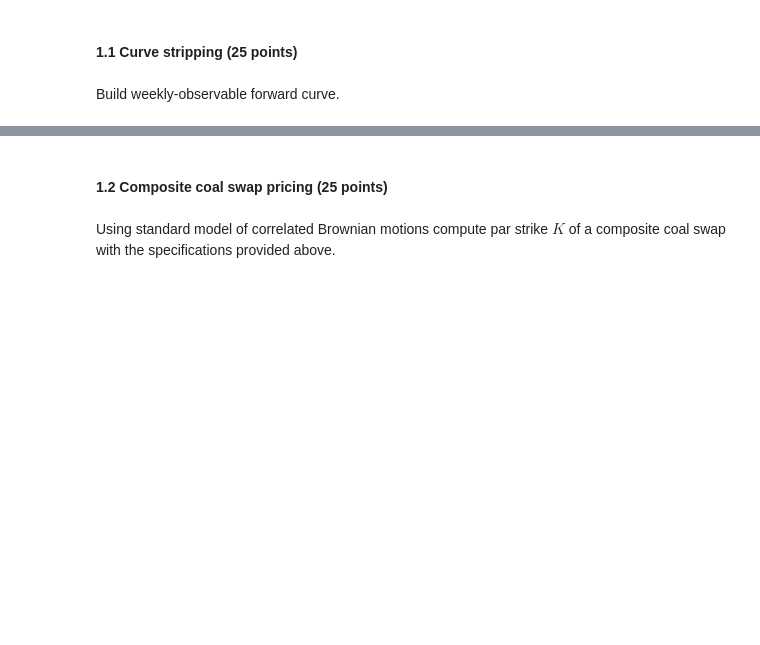
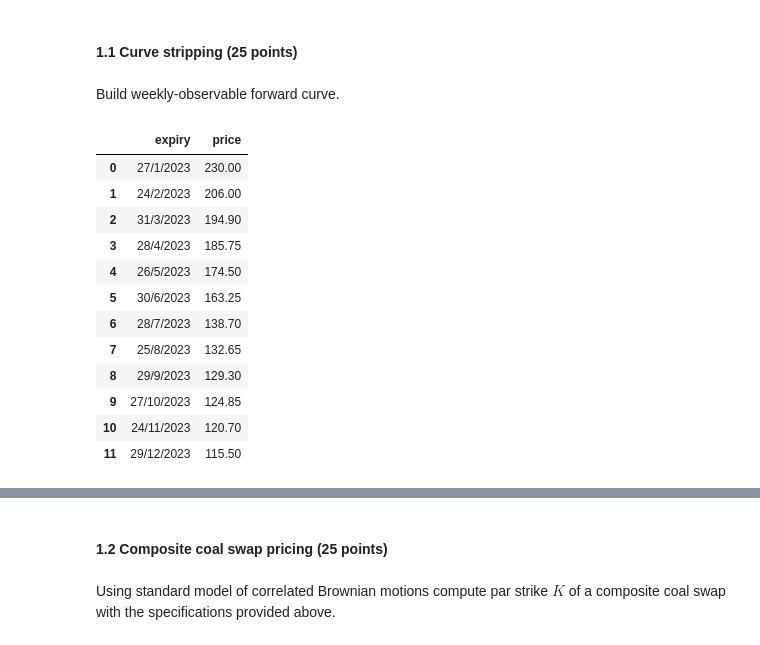
Before and after one commit to Cloda/Homeworks, a Jupyter notebook: VegaAppliedMathematicalFinance/Part2/AMFII_Lab3.ipynb, the cells around one changed output, grey strips where cells are left out. Cells and saved outputs as stored; diff of their text form; code cells hidden in the pictures; blank space fills up the shorter version.

```diff
--- a/VegaAppliedMathematicalFinance/Part2/AMFII_Lab3.ipynb
+++ b/VegaAppliedMathematicalFinance/Part2/AMFII_Lab3.ipynb
@@ -44,0 +68,16 @@ Build weekly-observable forward curve.
+# %%
+futures_curve
+# %% [output]
+|  | expiry | price |
+| 0 | 27/1/2023 | 230.00 |
+| 1 | 24/2/2023 | 206.00 |
+| 2 | 31/3/2023 | 194.90 |
+| 3 | 28/4/2023 | 185.75 |
+| 4 | 26/5/2023 | 174.50 |
+| 5 | 30/6/2023 | 163.25 |
+| 6 | 28/7/2023 | 138.70 |
+| 7 | 25/8/2023 | 132.65 |
+| 8 | 29/9/2023 | 129.30 |
+| 9 | 27/10/2023 | 124.85 |
+| 10 | 24/11/2023 | 120.70 |
+| 11 | 29/12/2023 | 115.50 |
```
Also changed, not shown: parts of 26 cells of this notebook, 1 other file.
